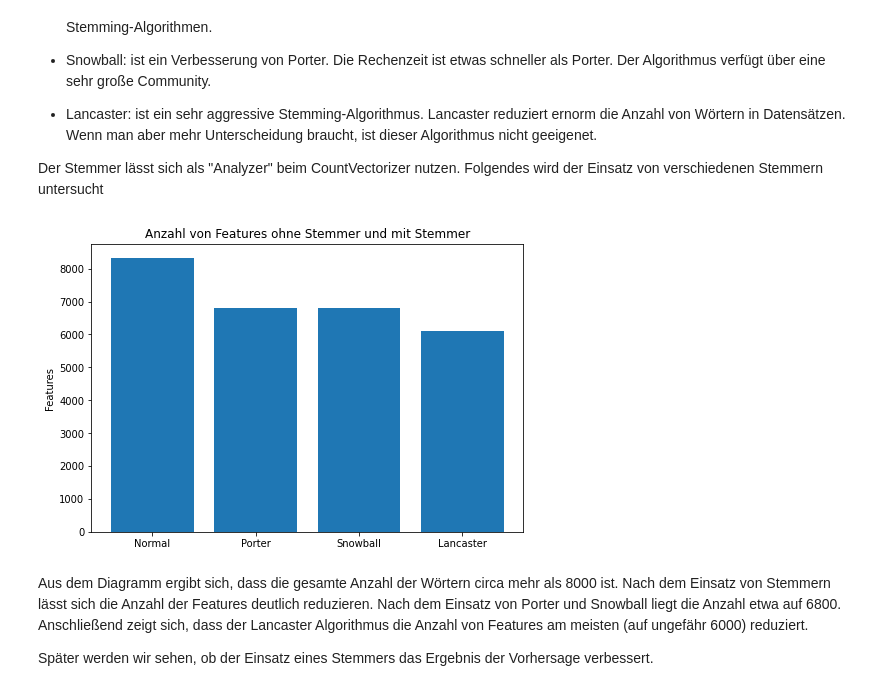
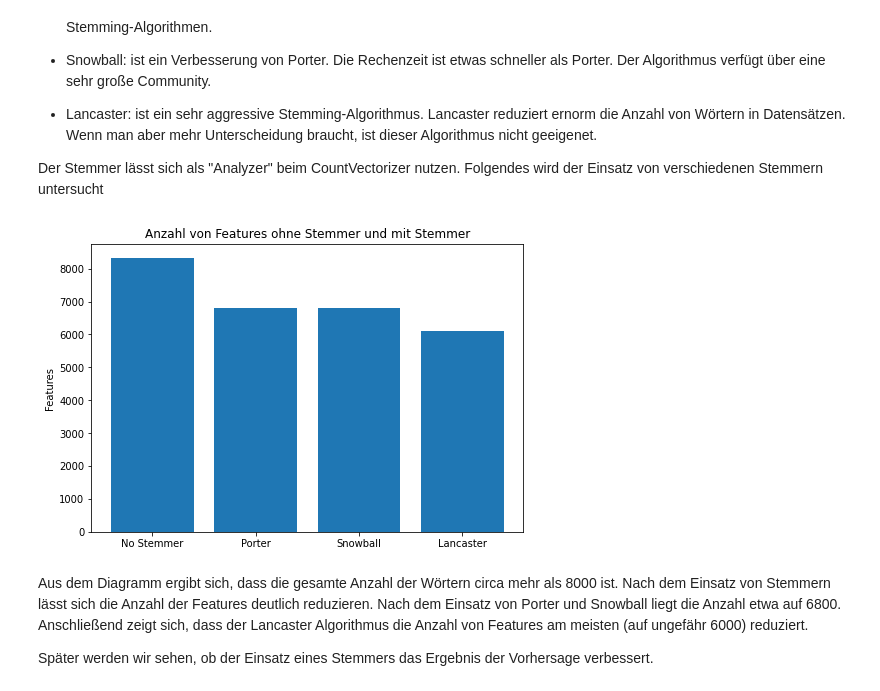
Before and after one commit to hqnguyen1997/ml-belegarbeit, a Jupyter notebook: 2020-05-belegarbeit-machinelles-lernen-template.ipynb, the cells around one changed output. Cells and saved outputs as stored; diff of their text form; code cells hidden in the pictures.

```diff
--- a/2020-05-belegarbeit-machinelles-lernen-template.ipynb
+++ b/2020-05-belegarbeit-machinelles-lernen-template.ipynb
@@ -154,7 +156,7 @@ pipe = Pipeline([('vect', CountVectorizer()),
 print(pipe['vect'].transform(df["title"]).toarray())
 
 print("** Anzahl von extrahierten features")
-features = len(pipe['vect'].get_feature_names())
+numberOfFeatures = len(pipe['vect'].get_feature_names())
 print(numberOfFeatures)
 
 print("** Liste von extrahierten Features")
@@ -199,45 +261,45 @@ def porterstemmed_words(doc):
     stemmer=PorterStemmer()
     return (stemmer.stem(w) for w in analyzer(doc))
 
-pipe_porter = Pipeline([('vect', CountVectorizer("english", analyzer=porterstemmed_words)),
+pipe_porter = Pipeline([('vect', CountVectorizer(stop_words="english", analyzer=porterstemmed_words)),
                      ('tfidf', TfidfTransformer())
                          #weitere Elemente für Pipeline
                         ]).fit(df["title"])
 def snowballstemmed_words(doc):
     stemmer=SnowballStemmer("english")
     return (stemmer.stem(w) for w in analyzer(doc))
 
-pipe_snowball = Pipeline([('vect', CountVectorizer("english", analyzer=snowballstemmed_words)),
+pipe_snowball = Pipeline([('vect', CountVectorizer(stop_words="english", analyzer=snowballstemmed_words)),
                      ('tfidf', TfidfTransformer())
                          #weitere Elemente für Pipeline
                         ]).fit(df["title"])
 
 def lancasterstemmed_words(doc):
     stemmer=LancasterStemmer()
     return (stemmer.stem(w) for w in analyzer(doc))
 
-pipe_lancaster = Pipeline([('vect', CountVectorizer("english", analyzer=lancasterstemmed_words)),
+pipe_lancaster = Pipeline([('vect', CountVectorizer(stop_words="english", analyzer=lancasterstemmed_words)),
                      ('tfidf', TfidfTransformer())
                          #weitere Elemente für Pipeline
                         ]).fit(df["title"])
 
 features_porter = len(pipe_porter['vect'].get_feature_names())
 features_snowball = len(pipe_snowball['vect'].get_feature_names())
 features_lancaster = len(pipe_lancaster['vect'].get_feature_names())
 
-x = ["Normal", "Porter", "Snowball", "Lancaster"]
-y = [features, features_porter, features_snowball, features_lancaster]
+x = ["No Stemmer", "Porter", "Snowball", "Lancaster"]
+y = [numberOfFeatures, features_porter, features_snowball, features_lancaster]
 
 fig = plt.figure()
 ax = fig.add_axes([0,0,1,1])
 
 ax.bar(x,y)
 
 ax.set_ylabel('Features')
 ax.set_title('Anzahl von Features ohne Stemmer und mit Stemmer')
 plt.show()
 # %% [output]
-[figure, old version]
+[figure, new version]
 # %% [markdown]
 Aus dem Diagramm ergibt sich, dass die gesamte Anzahl der Wörtern circa mehr als 8000 ist. Nach dem Einsatz von Stemmern lässt sich die Anzahl der Features deutlich reduzieren. Nach dem Einsatz von Porter und Snowball liegt die Anzahl etwa auf 6800. Anschließend zeigt sich, dass der Lancaster Algorithmus die Anzahl von Features am meisten (auf ungefähr 6000) reduziert.
 
```
Also changed, not shown: parts of 45 cells of this notebook.
